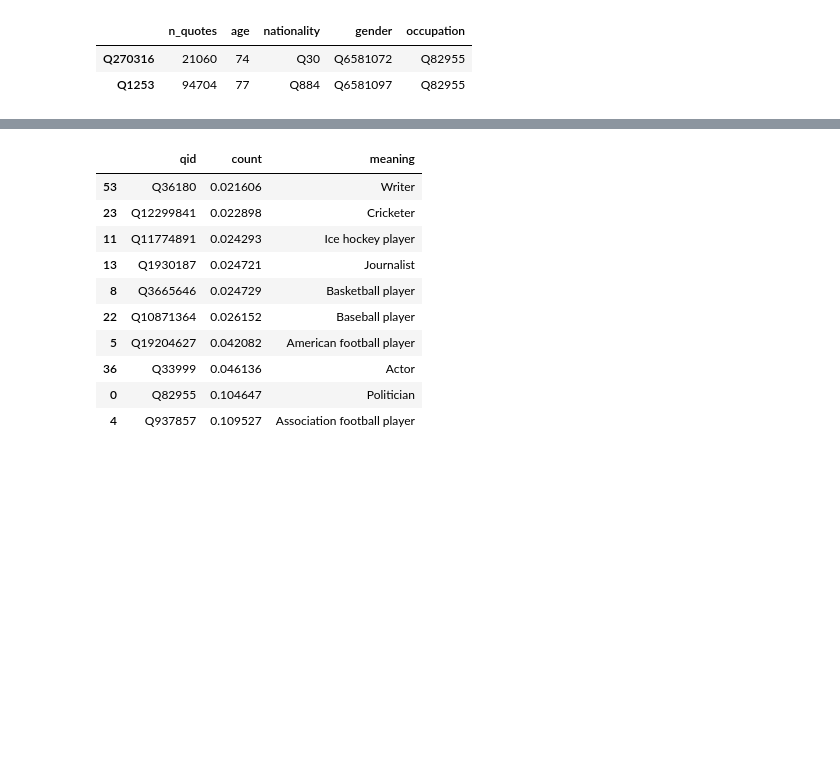
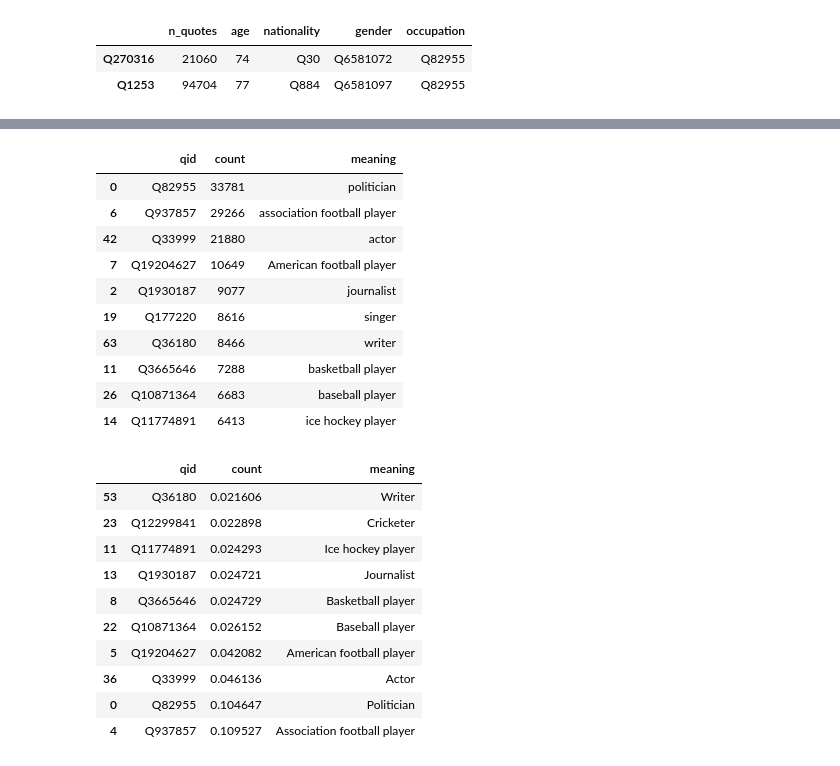
Before and after one commit to epfl-ada/ada-2021-project-quotebankers, a Jupyter notebook: occup_gender.ipynb, the cells around one changed output, grey strips where cells are left out. Saved outputs shown, nothing was run; the diff lists cells and outputs as text; code cells hidden in the pictures; blank space fills up the shorter version.

```diff
--- a/occup_gender.ipynb
+++ b/occup_gender.ipynb
@@ -28,0 +27,17 @@ df_female = df[df['gender']=='Q6581072']
+# %%
+ctr = Counter(df['occupation'])
+relevant_occupations = pd.DataFrame.from_dict(ctr, orient='index').reset_index().rename(columns={'index': 'qid', 0: 'count'}).sort_values('count', ascending=False)[0:10]
+relevant_occupations['meaning'] = relevant_occupations['qid'].apply(lambda s: get_entity_dict_from_api(s)['labels']['en']['value'])
+relevant_occupations.head(10)
+# %% [output]
+|  | qid | count | meaning |
+| 0 | Q82955 | 33781 | politician |
+| 6 | Q937857 | 29266 | association football player |
+| 42 | Q33999 | 21880 | actor |
+| 7 | Q19204627 | 10649 | American football player |
+| 2 | Q1930187 | 9077 | journalist |
+| 19 | Q177220 | 8616 | singer |
+| 63 | Q36180 | 8466 | writer |
+| 11 | Q3665646 | 7288 | basketball player |
+| 26 | Q10871364 | 6683 | baseball player |
+| 14 | Q11774891 | 6413 | ice hockey player |
```
Also changed, not shown: parts of 9 cells of this notebook.
